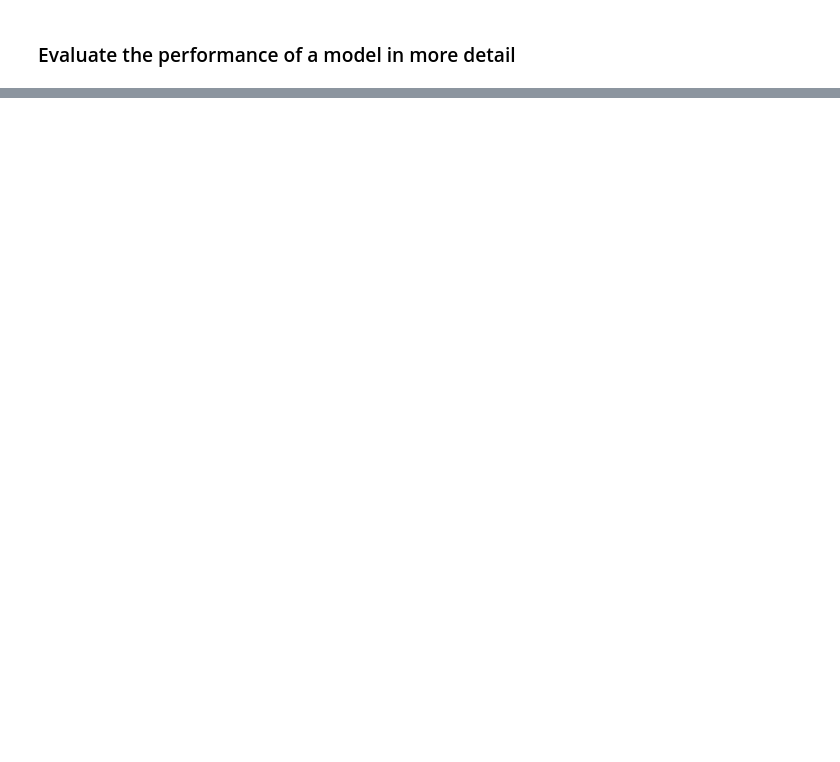
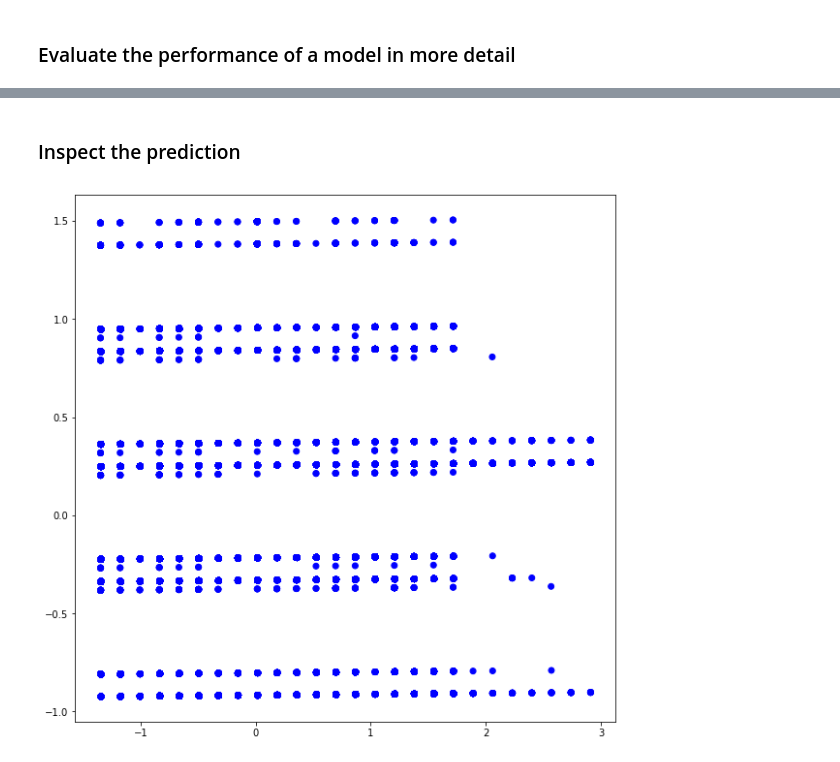
Before and after one commit to vb690/data_viz_python, a Jupyter notebook: iggi_workshop_data_viz_python.ipynb, the cells around one changed output, grey strips where cells are left out. Drawn from its saved outputs; the diff is of its cells as text; code cells hidden in the pictures; blank space fills up the shorter version.

```diff
--- a/iggi_workshop_data_viz_python.ipynb
+++ b/iggi_workshop_data_viz_python.ipynb
@@ -214,0 +215,10 @@ plt.show()
+# %% [markdown]
+### Inspect the prediction
+# %%
+vvv = fa(n_components = 2).fit_transform(X)
+# %%
+plt.figure(figsize=(10,10))
+plt.scatter(vvv[:,0], vvv[:,1], c = y_predicted)
+plt.show()
+# %% [output]
+[figure, added]
```
Also changed, not shown: parts of 17 cells of this notebook, 1 other file.
